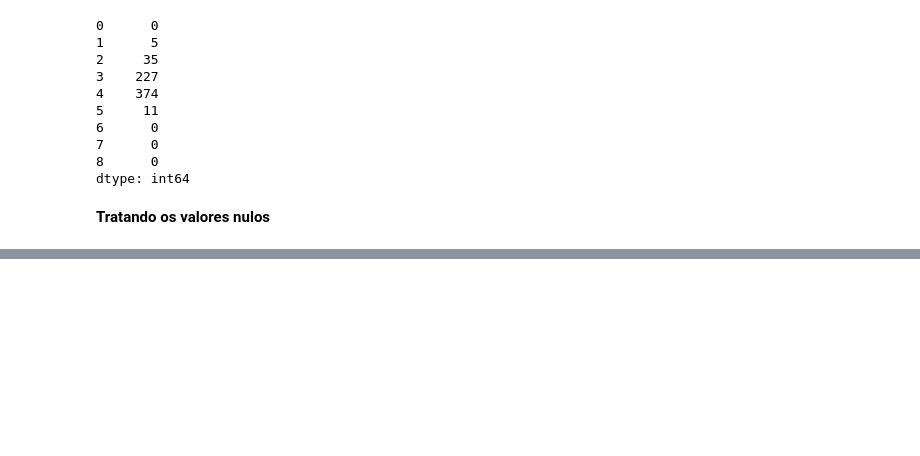
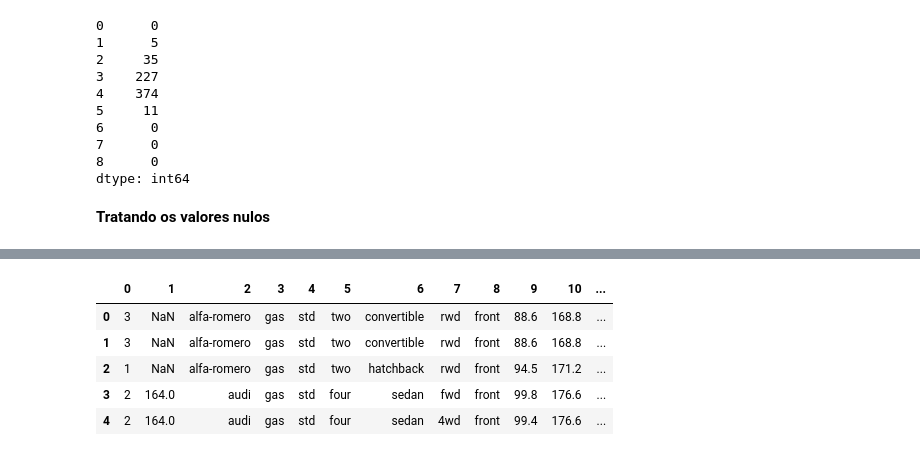
Before and after one commit to gthiagosilva/bootcamp_machine_learning, a Jupyter notebook: Aula_3_3_1_Preparando_o_Dataset.ipynb, the cells around one changed output, grey strips where cells are left out. Cells and saved outputs as stored; diff of their text form; code cells hidden in the pictures; blank space fills up the shorter version.

```diff
--- a/Aula_3_3_1_Preparando_o_Dataset.ipynb
+++ b/Aula_3_3_1_Preparando_o_Dataset.ipynb
@@ -347,0 +432,17 @@ dtype: int64
+# %%
+# importando o arquivo em texto para o dataframe
+# mesmo sendo um .txt o read_csv funciona sem problemas
+# importante verificar se o arquivo possui cabeçalho, pois caso não possua é necessário explicitar
+# apesar do uso do sep=',' caso não coloque, o pandas identifica automaticamente
+# header = None para explicitar que não há cabeçalho
+# na_values='?' faz o pandas substituir os campos com ? por nulo (NaN)
+df_carros = pd.read_csv('imports-85.txt', sep=',', header=None, na_values='?')
+# %%
+df_carros.head()
+# %% [output]
+|  | 0 | 1 | 2 | 3 | 4 | 5 | 6 | 7 | 8 | 9 | 10 | ... |
+| 0 | 3 | NaN | alfa-romero | gas | std | two | convertible | rwd | front | 88.6 | 168.8 | ... |
+| 1 | 3 | NaN | alfa-romero | gas | std | two | convertible | rwd | front | 88.6 | 168.8 | ... |
+| 2 | 1 | NaN | alfa-romero | gas | std | two | hatchback | rwd | front | 94.5 | 171.2 | ... |
+| 3 | 2 | 164.0 | audi | gas | std | four | sedan | fwd | front | 99.8 | 176.6 | ... |
+| 4 | 2 | 164.0 | audi | gas | std | four | sedan | 4wd | front | 99.4 | 176.6 | ... |
```
Also changed, not shown: parts of 19 cells of this notebook.
